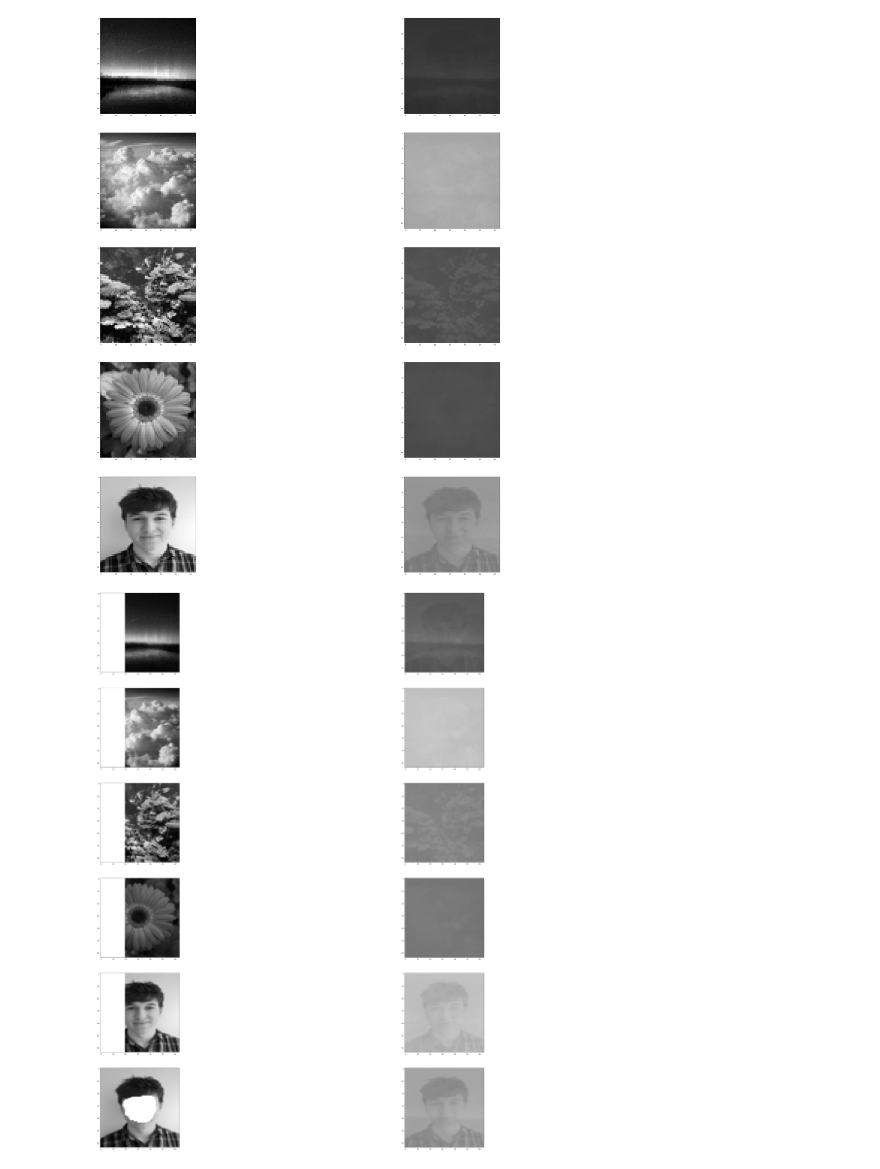
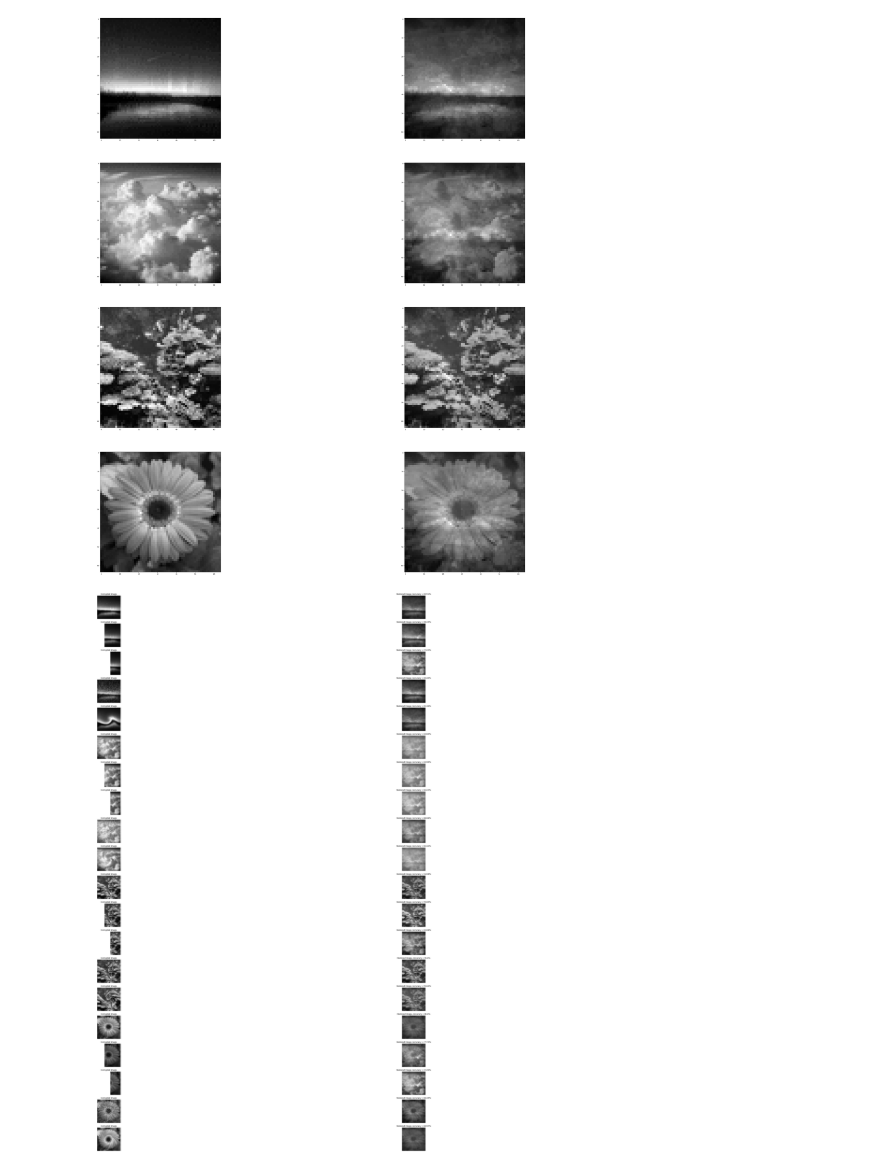
Before and after one commit to typtrue/hopfield-networks-project, a Jupyter notebook: HopfieldColour.ipynb, the cells around one changed output. Cells and saved outputs as stored; diff of their text form; code cells hidden in the pictures.

Commit message:
finish basic greyscale

```diff
--- a/HopfieldColour.ipynb
+++ b/HopfieldColour.ipynb
@@ -8,8 +8,8 @@ from hfn import *
 import os
 # %%
 images = []
-for filename in os.listdir("sample/colour/clean"):
-    images.append(Image.open(f"sample/colour/clean/{filename}").convert('L'))
+for filename in os.listdir("sample/greyscale/clean"):
+    images.append(Image.open(f"sample/greyscale/clean/{filename}").convert('L'))
 hopfield = HopfieldComplex(images[0].size)
 
 for i in images:
@@ -18,63 +18,64 @@ for i in images:
     states = np.exp(1j * bits)
     hopfield.train_network(states)
 # %%
-# def rescale(dataset):
-#     """
-#     Input set of values between -1 and 1 to be rescaled
-#     """
-#     avg = sum(dataset) / len(dataset)
-#     exu = max(dataset)
-#     exp = min(dataset)
-#     dataset = np.dot(dataset / exu, dataset > avg) + np.dot(dataset / -exp, dataset < avg)
-#     return dataset / ex
+def rescale(dataset, *, inpset = None):
+     """
+     Input set of values between 0 and 1 to be rescaled
+     """
+     if inpset is None:
+          inpset = np.zeros(dataset.size)
+          inpset[0] = 1
+     # avg = sum(dataset) / len(dataset)
+     # exu = max(dataset)
+     # exp = min(dataset)
+     # dataset = np.multiply((dataset - avg) / (exu - avg) + avg, dataset > avg) + np.multiply((avg - dataset) / (exp - avg) + avg, dataset <= avg)
+     k = (max(inpset) - min(inpset)) *(dataset - min(dataset)) / (max(dataset) - min(dataset)) + min(inpset)
+     return k
 
 plt.figure(figsize=images[0].size)
 for i in images:
     k = np.array(i).flatten()
     bits = np.pi * (k / 255)
     states = np.exp(1j* bits)
+    outp = hopfield.update_sync(states)
+    out = 255 * rescale(abs(np.angle(outp)) / np.pi)
 
-    outp = hopfield.update_sync(states)
-
-    # out = rescale(2 * (abs(np.angle(outp)) / np.pi) - 1)
-
-    # out = 255 * (out + 1) / 2
-    out = 255 * (abs(np.angle(outp)) / np.pi)
     outi = out.reshape(i.size[::-1])
 
-
-
-    plt.subplot(5, 2, images.index(i) * 2 + 1)
+    plt.subplot(len(images), 2, images.index(i) * 2 + 1)
     plt.imshow(i, cmap='gray')
 
-
-    plt.subplot(5, 2, images.index(i) * 2 + 2)
+    plt.subplot(len(images), 2, images.index(i) * 2 + 2)
     plt.imshow(Image.fromarray(outi))
 # %% [output]
-[figure, old version]
+[figure, new version]
 # %%
-plt.figure(figsize=images[0].size)
 cimages = []
-for filename in os.listdir("sample/colour/corrupted"):
-    cimages.append(Image.open(f"sample/colour/corrupted/{filename}").convert('L'))
+for filename in os.listdir("sample/greyscale/corrupted"):
+    cimages.append(Image.open(f"sample/greyscale/corrupted/{filename}").convert('L'))
+
+plt.figure(figsize=cimages[0].size)
 
 for i in cimages:
     k = np.array(i).flatten()
-    bits = np.pi * (k / 255)
-    states = np.exp(1j* bits)
+    bits = k / 255
+    states = np.exp(1j * bits * np.pi)
+    outp = hopfield.update_sync(states)
+    out = 255 * rescale(abs(np.angle(outp)) / np.pi, inpset=bits)
 
-    outp = hopfield.update_sync(states)
+    comparison = np.array(cimages[cimages.index(i) // 5]).flatten()
+    accuracy = np.round(100 - (100 * sum(abs(comparison - out))) / (255 * np.prod(i.size)), 2)
 
-    out = 255 * (abs(np.angle(outp)) / np.pi)
     outi = out.reshape(i.size[::-1])
 
-
-
-    plt.subplot(6, 2, cimages.index(i) * 2 + 1)
+    plt.subplot(len(cimages), 2, cimages.index(i) * 2 + 1)
+    plt.axis('off')
+    plt.title('Corrupted Image')
     plt.imshow(i, cmap='gray')
 
-
-    plt.subplot(6, 2, cimages.index(i) * 2 + 2)
+    plt.subplot(len(cimages), 2, cimages.index(i) * 2 + 2)
+    plt.axis('off')
+    plt.title(f'Restored Image, Accuracy = {accuracy}%')
     plt.imshow(Image.fromarray(outi))
 # %% [output]
-[figure, old version]
+[figure, new version]
```
Also changed, not shown: 38 other files.
